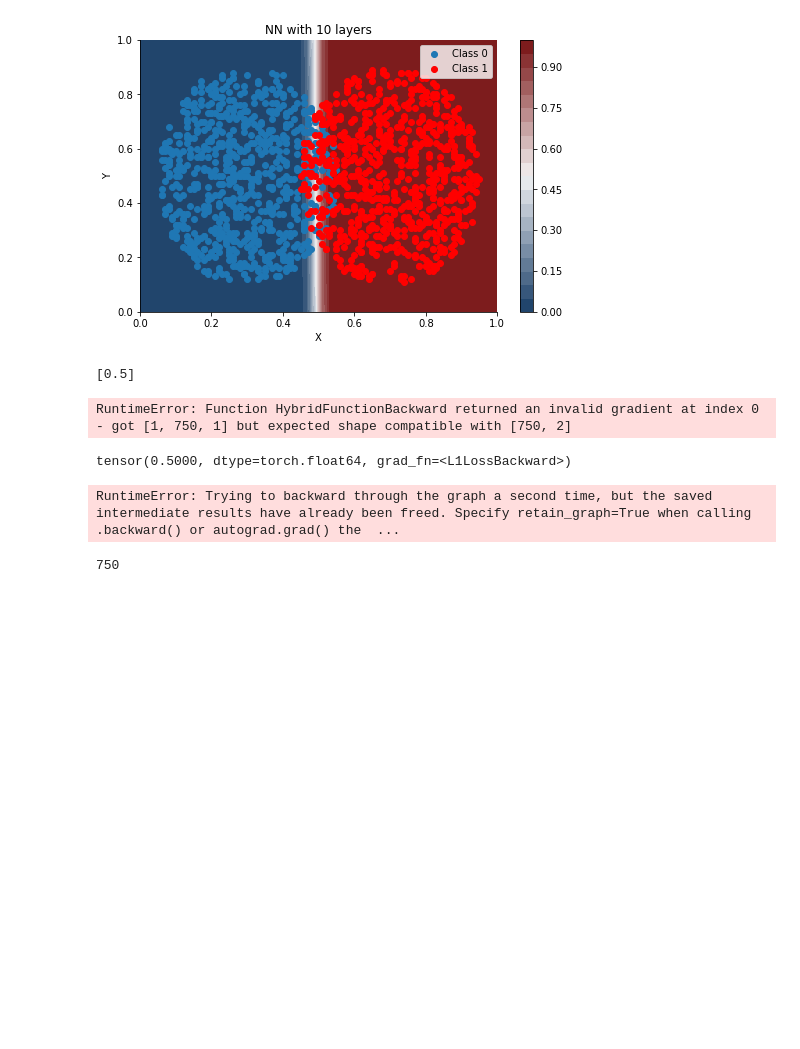
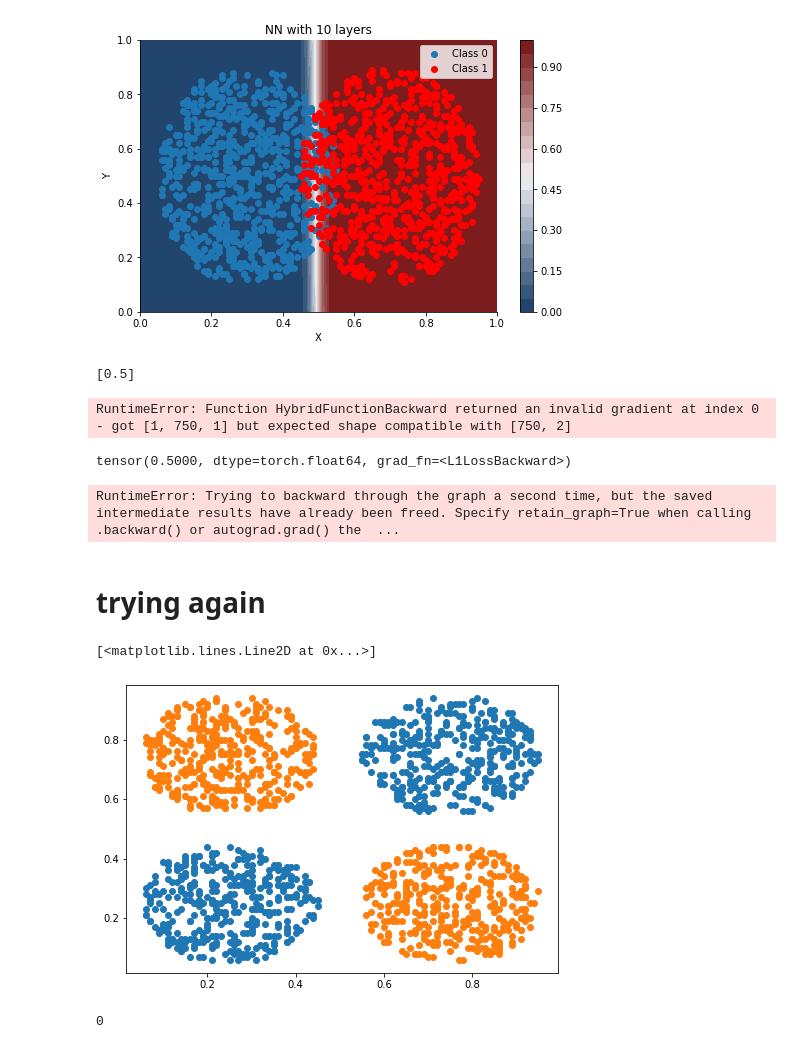
Before and after one commit to bagmk/Quantum_Machine_Learning_Express, a Jupyter notebook: ML/PQC Two-Qubit Pytorch.ipynb, the cells around one changed output. Saved outputs shown, nothing was run; the diff lists cells and outputs as text; code cells hidden in the pictures; blank space fills up the shorter version.

```diff
--- a/ML/PQC Two-Qubit Pytorch.ipynb
+++ b/ML/PQC Two-Qubit Pytorch.ipynb
@@ -519,7 +519,5 @@ tensor(0.5000, dtype=torch.float64, grad_fn=<L1LossBackward>)
 loss.backward()
 # %% [output]
 RuntimeError: Trying to backward through the graph a second time, but the saved intermediate results have already been freed. Specify retain_graph=True when calling .backward() or autograd.grad() the  ...
-# %%
-len(train_y)
-# %% [output]
-750
+# %% [markdown]
+# trying again
@@ -525,0 +535,10 @@ len(train_y)
+# %%
+import numpy as np
+from sklearn.utils import shuffle
+import matplotlib.pyplot as plt
+
+data1Path = r'../dataset/data2a.txt'
+data1Label = r'../dataset/data2alabel.txt'
+
+dataCoords = np.loadtxt(data1Path)
+dataLabels = np.loadtxt(data1Label)
@@ -525,0 +551,12 @@ len(train_y)
+# %%
+fig = plt.figure()
+ax = fig.add_axes([0,0,1,1])
+
+ax.plot(np.ravel(dataCoords[np.where(dataLabels == 0)])[::2],
+np.ravel(dataCoords[np.where(dataLabels == 0)])[1::2], ls='', marker='o')
+
+ax.plot(np.ravel(dataCoords[np.where(dataLabels == 1)])[::2],
+np.ravel(dataCoords[np.where(dataLabels == 1)])[1::2], ls='', marker='o')
+# %% [output]
+[<matplotlib.lines.Line2D at 0x...>]
+[figure, added]
@@ -525,0 +566,8 @@ len(train_y)
+# %%
+#load the simulation functcions from the quantumcircuit.py file
+
+from quantumcircuit import *
+
+[loss2qubit(data[j][0],data[j][1],currentParams) for j in data_ixs]
+# %% [output]
+0
```
Also changed, not shown: parts of 7 cells of this notebook, 1 other file.
